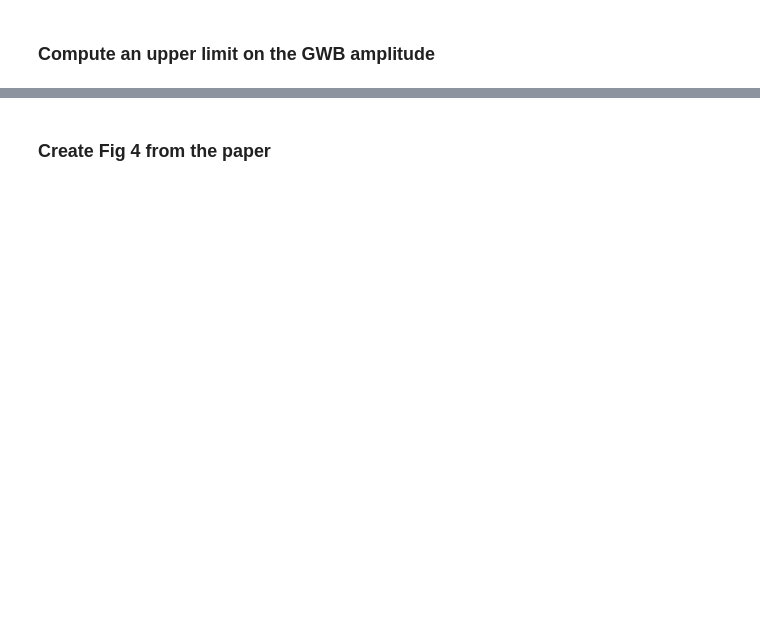
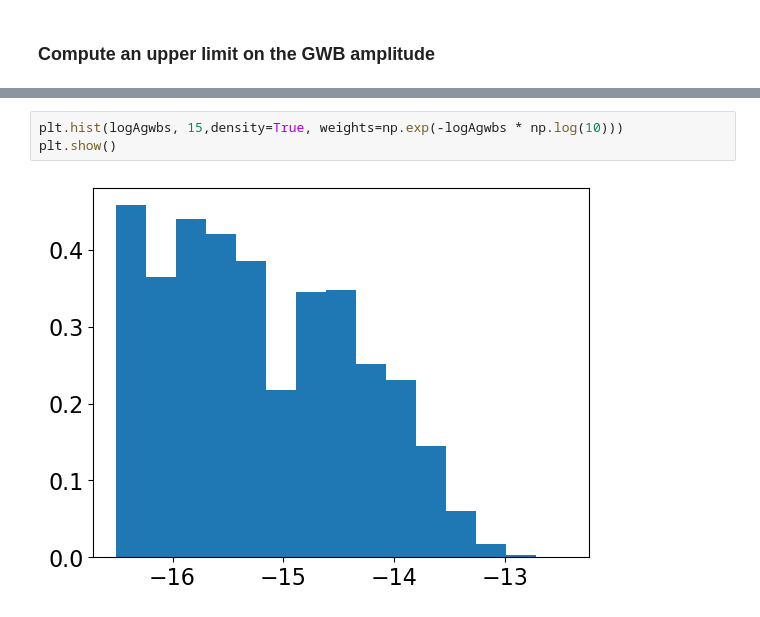
Before and after one commit to coclar/shoogle, a Jupyter notebook: examples/B1957+20/RunB1957.ipynb, the cells around one changed output, grey strips where cells are left out. Drawn from its saved outputs; the diff is of its cells as text; blank space fills up the shorter version.

```diff
--- a/examples/B1957+20/RunB1957.ipynb
+++ b/examples/B1957+20/RunB1957.ipynb
@@ -156,2 +114,5 @@ plt.show()
-# %% [markdown]
-### Create Fig 4 from the paper
+# %%
+plt.hist(logAgwbs, 15,density=True, weights=np.exp(-logAgwbs * np.log(10)))
+plt.show()
+# %% [output]
+[figure, added]
```
Also changed, not shown: parts of 19 cells of this notebook, 1 other file.
